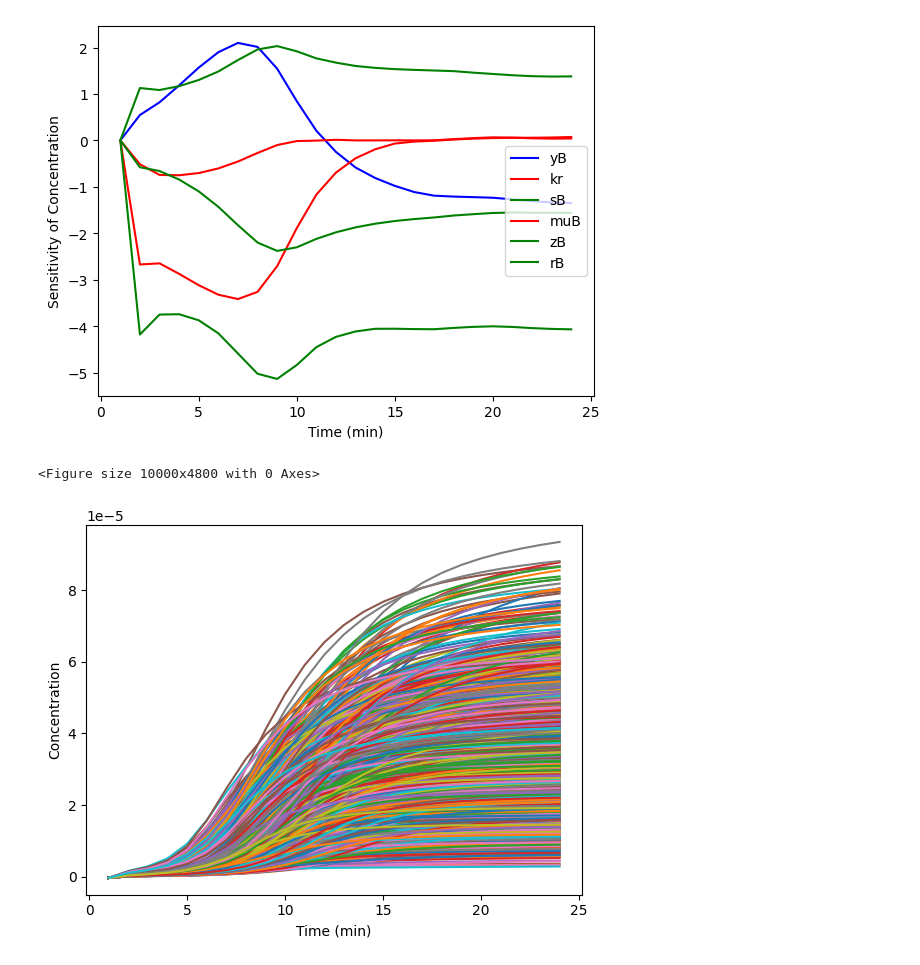
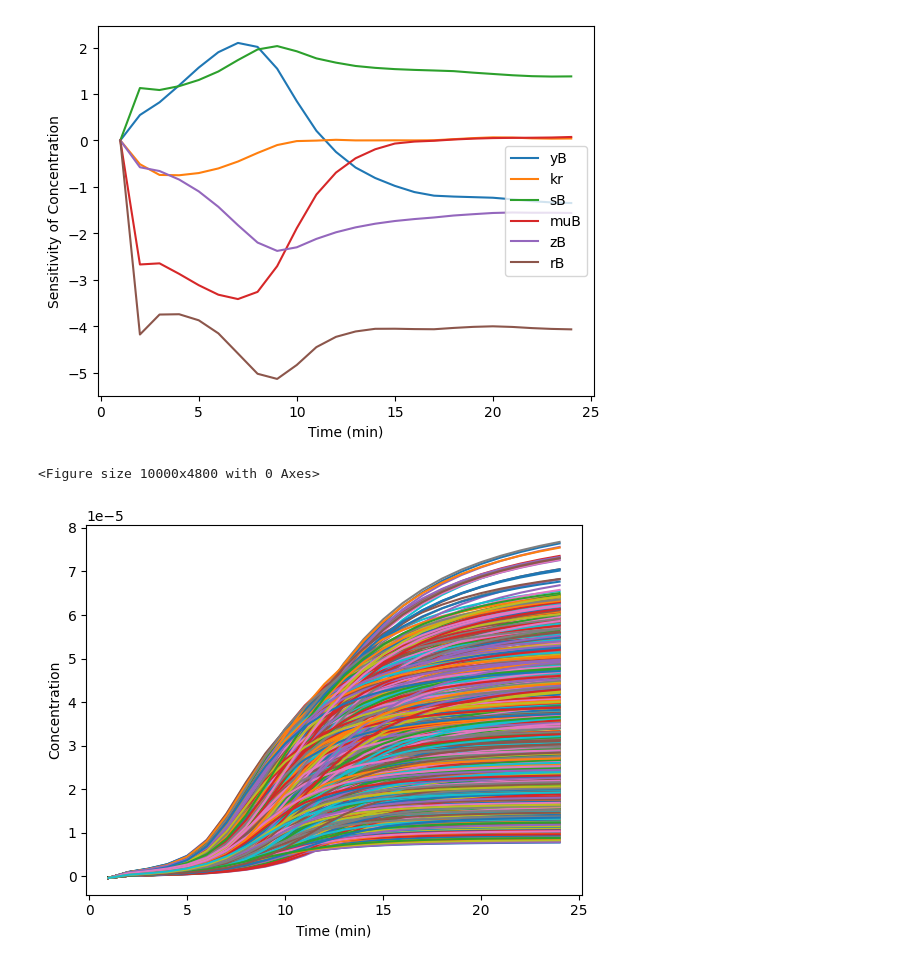
Before and after one commit to mdsnbutler/ChE2410-Project-2, a Jupyter notebook: 5_parametric sensitivity analysis.ipynb, the cells around one changed output. Saved outputs shown, nothing was run; the diff lists cells and outputs as text; code cells hidden in the pictures.

Commit message:
good progress, making exports on data analysis

```diff
--- a/5_parametric sensitivity analysis.ipynb
+++ b/5_parametric sensitivity analysis.ipynb
@@ -36,37 +36,34 @@ y6 = odeint(func, ic, data["time"], args=(sol[0], sol[1], sol[2], sol[3], sol[4]
 
 #print(fitdata)
 plt.ylabel("Sensitivity of Concentration")
-plt.plot(data["time"], ((y1[:,0] - y[:,0])/y[:,0])/0.01,'b', label = "yB")
-plt.plot(data["time"], ((y2[:,0] - y[:,0])/y[:,0])/0.01,'r', label = "kr")
-plt.plot(data["time"],((y3[:,0] - y[:,0])/y[:,0])/0.01,'g', label = "sB")
-plt.plot(data["time"], ((y4[:,0] - y[:,0])/y[:,0])/0.01,'r', label = "muB")
-plt.plot(data["time"],((y5[:,0] - y[:,0])/y[:,0])/0.01,'g', label = "zB")
-plt.plot(data["time"],((y6[:,0] - y[:,0])/y[:,0])/0.01,'g', label = "rB")
+plt.plot(data["time"], ((y1[:,0] - y[:,0])/y[:,0])/0.01, label = "yB")
+plt.plot(data["time"], ((y2[:,0] - y[:,0])/y[:,0])/0.01, label = "kr")
+plt.plot(data["time"],((y3[:,0] - y[:,0])/y[:,0])/0.01, label = "sB")
+plt.plot(data["time"], ((y4[:,0] - y[:,0])/y[:,0])/0.01, label = "muB")
+plt.plot(data["time"],((y5[:,0] - y[:,0])/y[:,0])/0.01, label = "zB")
+plt.plot(data["time"],((y6[:,0] - y[:,0])/y[:,0])/0.01, label = "rB")
 plt.xlabel("Time (min)")
 plt.ylabel("Sensitivity of Concentration")
 plt.legend(loc = "right")
 plt.figure(figsize = (100, 48))
 plt.show()
 # %% [output]
-[figure, old version]
+[figure, new version]
 <Figure size 10000x4800 with 0 Axes>
 # %%
 N = 1000
 perc = 0.8
 yB = np.random.uniform(sol[0]*perc,sol[0]*(2-perc),N)
 kr = np.random.uniform(sol[1]*perc,sol[1]*(2-perc),N)
-sB = np.random.uniform(sol[2]*perc,sol[2]*(2-perc),N)
-muB = np.random.uniform(sol[3]*perc,sol[3]*(2-perc),N)
-zB = np.random.uniform(sol[4]*perc,sol[4]*(2-perc),N)
 rB = np.random.uniform(sol[5]*perc,sol[5]*(2-perc),N)
 
 P = np.zeros(N)
 
 for m in np.arange(0,N,1):
-    output = odeint(func, y0=ic, t=time, args = (yB[m], kr[m],sB[m],muB[m], zB[m], rB[m]));
+    output = odeint(func, y0=ic, t=time, args = (yB[m], kr[m],sol[2],sol[3], sol[4], rB[m]));
     plt.plot(data["time"],output[:,0])
     plt.xlabel("Time (min)")
     plt.ylabel("Concentration")
     P[m]=output[-1,1]
 # %% [output]
-[figure, old version]
+[figure, new version]
```
Also changed, not shown: 2 other files.
